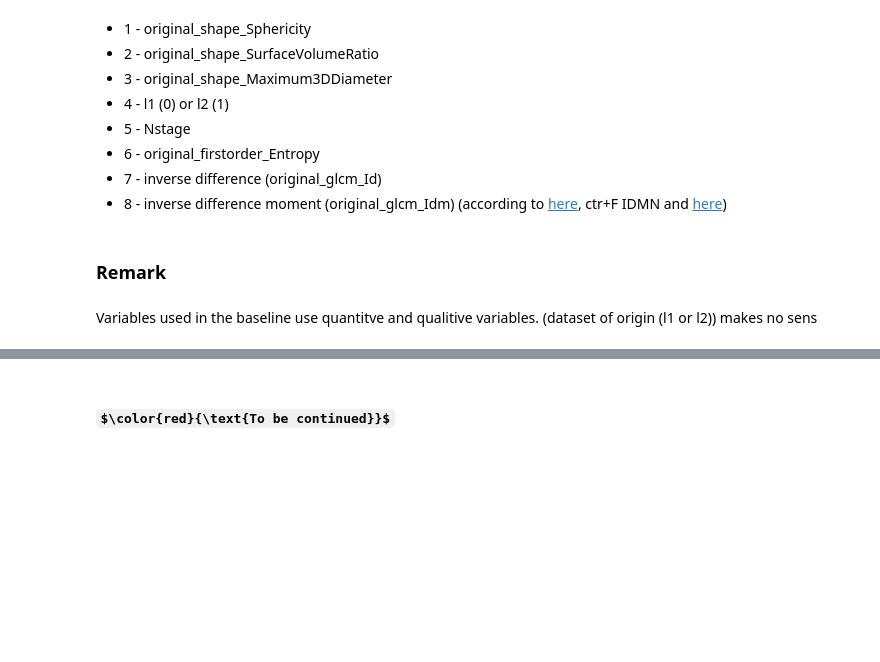
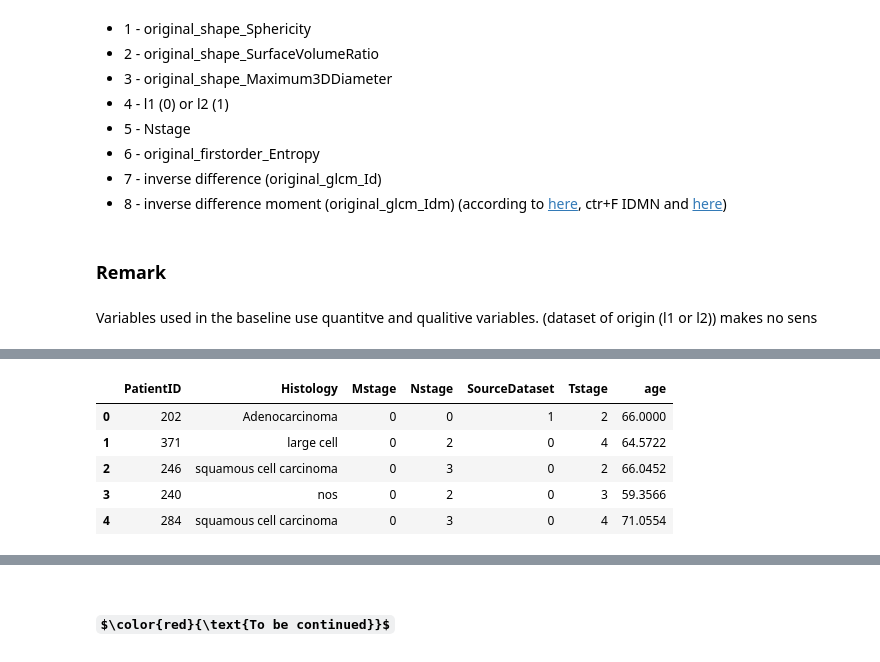
Before and after one commit to DamienToomey/predicting_lung_cancer_survival_time, a Jupyter notebook: code/code.ipynb, the cells around one changed output, grey strips where cells are left out. Drawn from its saved outputs; the diff is of its cells as text; code cells hidden in the pictures; some formulas as TeX source; blank space fills up the shorter version.

```diff
--- a/code/code.ipynb
+++ b/code/code.ipynb
@@ -147,0 +208,13 @@ Variables used in the baseline use quantitve and qualitive variables. (dataset o
+# %%
+encoder = LabelEncoder()
+encoder.fit(df_training_clinical_data["SourceDataset"])
+df_training_clinical_data["SourceDataset"] = encoder.transform(df_training_clinical_data["SourceDataset"])
+# %%
+df_training_clinical_data.head(5)
+# %% [output]
+|  | PatientID | Histology | Mstage | Nstage | SourceDataset | Tstage | age |
+| 0 | 202 | Adenocarcinoma | 0 | 0 | 1 | 2 | 66.0000 |
+| 1 | 371 | large cell | 0 | 2 | 0 | 4 | 64.5722 |
+| 2 | 246 | squamous cell carcinoma | 0 | 3 | 0 | 2 | 66.0452 |
+| 3 | 240 | nos | 0 | 2 | 0 | 3 | 59.3566 |
+| 4 | 284 | squamous cell carcinoma | 0 | 3 | 0 | 4 | 71.0554 |
```
Also changed, not shown: parts of 37 cells of this notebook.
